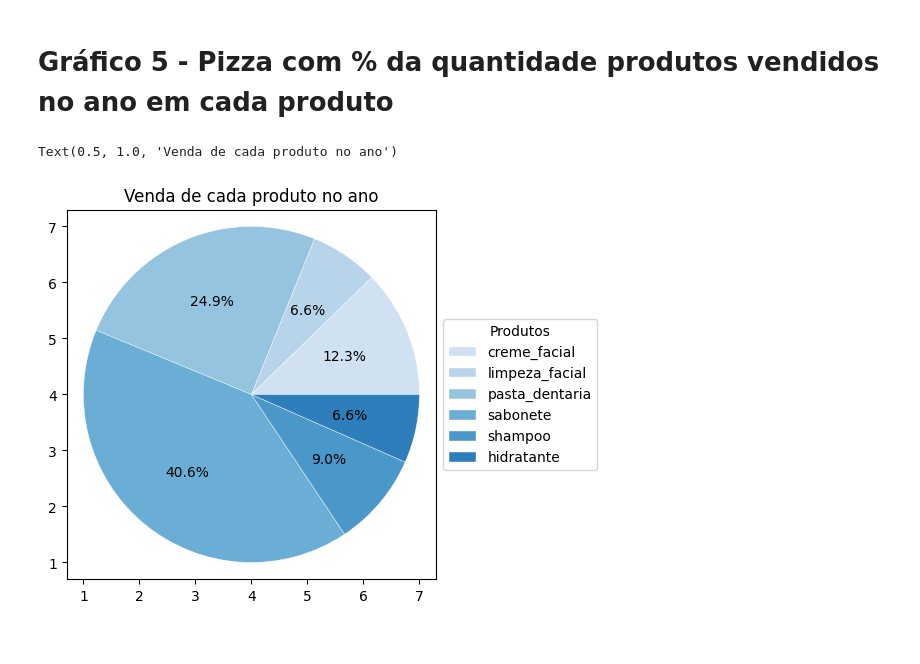
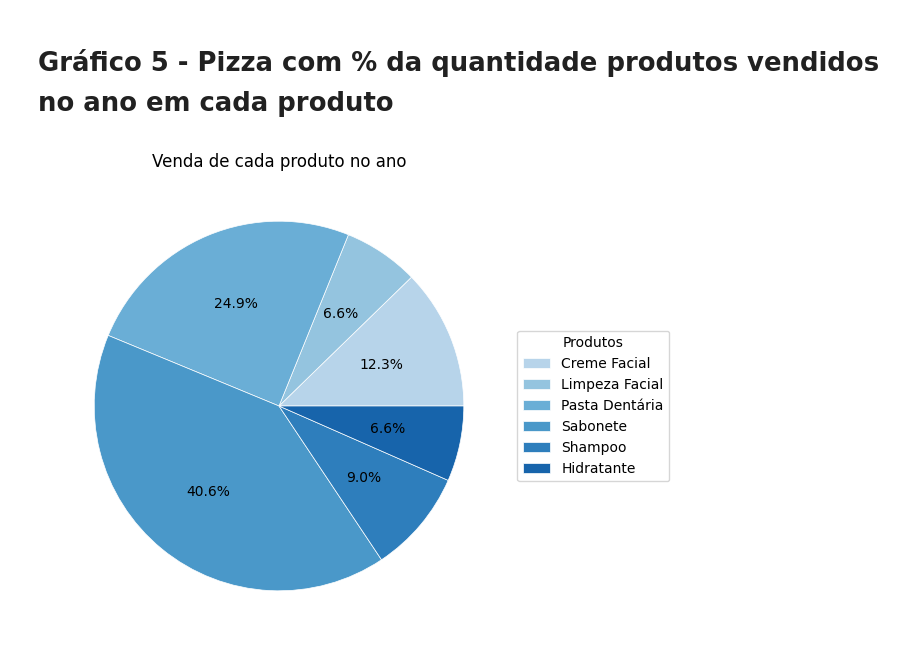
Before and after one commit to EricDonat0/exercicios-pi-iv, a Jupyter notebook: 3- Vendas matplot/Matplot.ipynb, the cells around one changed output. Drawn from its saved outputs; the diff is of its cells as text; code cells hidden in the pictures.

```diff
--- a/3- Vendas matplot/Matplot.ipynb
+++ b/3- Vendas matplot/Matplot.ipynb
@@ -78,19 +84,20 @@ Text(0.5, 1.0, 'Venda por mês')
 # %% [markdown]
 #  Gráfico 5 - Pizza com % da quantidade produtos vendidos no ano em cada produto
 # %%
-produtos = [sum(creme_facial) , sum(limpeza_facial) , sum(pasta_dentaria) , sum(sabonete) , sum(shampoo) , sum(hidratante)]
-legenda = "creme_facial", "limpeza_facial", "pasta_dentaria", "sabonete", "shampoo", "hidratante"
+produtos = [sum(creme_facial), sum(limpeza_facial), sum(pasta_dentaria),
+            sum(sabonete), sum(shampoo), sum(hidratante)]
+legenda = ["Creme Facial", "Limpeza Facial", "Pasta Dentária", "Sabonete", "Shampoo", "Hidratante"]
 
-colors = plt.get_cmap('Blues')(np.linspace(0.2, 0.7, len(produtos))) #Cores aleatórias para o azul fonte -> https://matplotlib.org/stable/plot_types/stats/pie.html#sphx-glr-plot-types-stats-pie-py
+colors = plt.get_cmap('Blues')(np.linspace(0.3, 0.8, len(produtos)))  # tons de azul
 
-fig, ax = plt.subplots()
+fig, ax = plt.subplots(figsize=(8,6))
 
-ax.pie(produtos, colors=colors, radius=3, center=(4, 4),
-      wedgeprops={"linewidth": 0.3, "edgecolor": "white"}, frame=True, autopct='%1.1f%%')
+ax.pie(produtos, labels=None, colors=colors,
+       wedgeprops={"linewidth": 0.5, "edgecolor": "white"}, autopct='%1.1f%%')
 
-ax.legend(legenda, title="Produtos", loc="center left", bbox_to_anchor=(1, 0, 0.5, 1))
+ax.legend(legenda, title="Produtos", loc="center left", bbox_to_anchor=(1, 0.5))
+ax.set_title('Venda de cada produto no ano')
 
-ax.set_title('Venda de cada produto no ano')
+plt.show()
 # %% [output]
-Text(0.5, 1.0, 'Venda de cada produto no ano')
-[figure, old version]
+[figure, new version]
```
Also changed, not shown: parts of 2 cells of this notebook.
